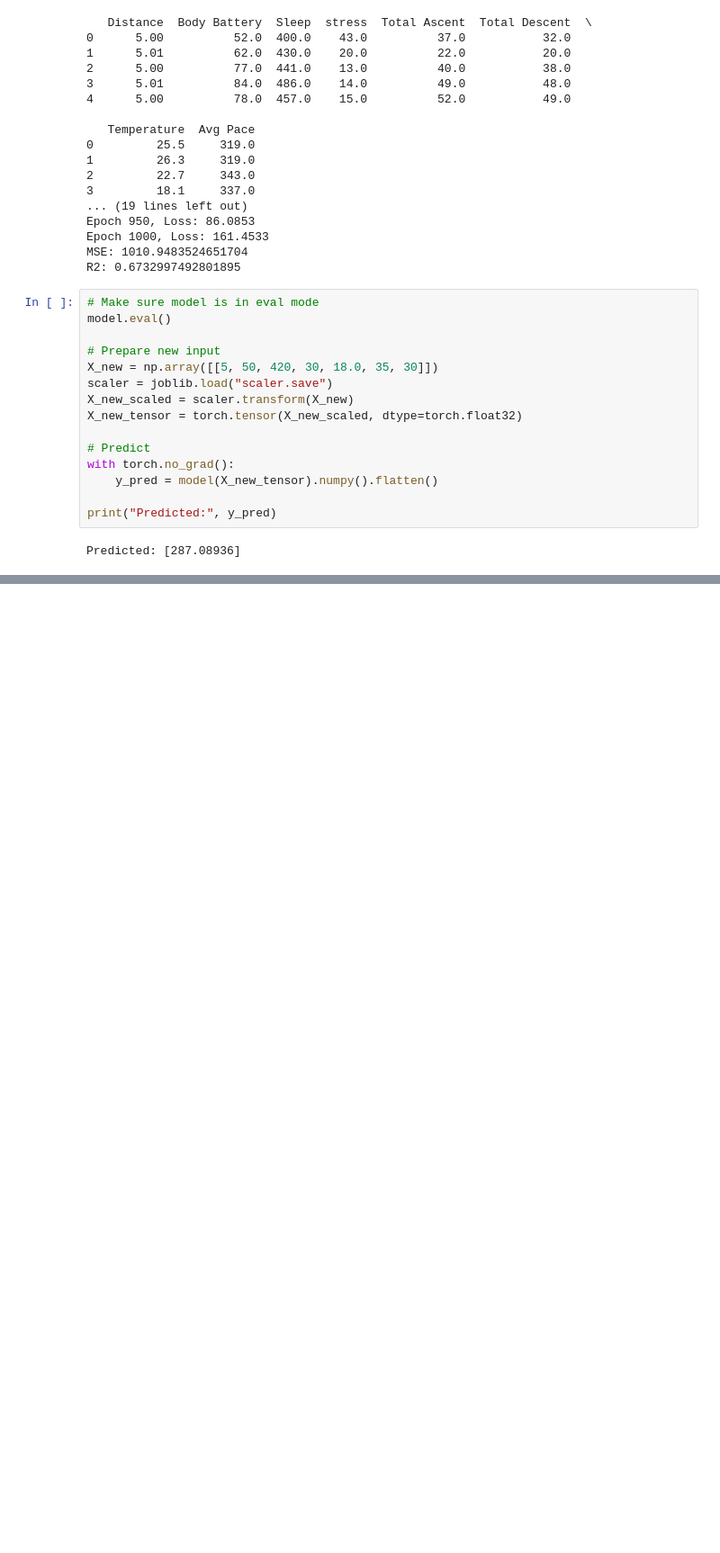
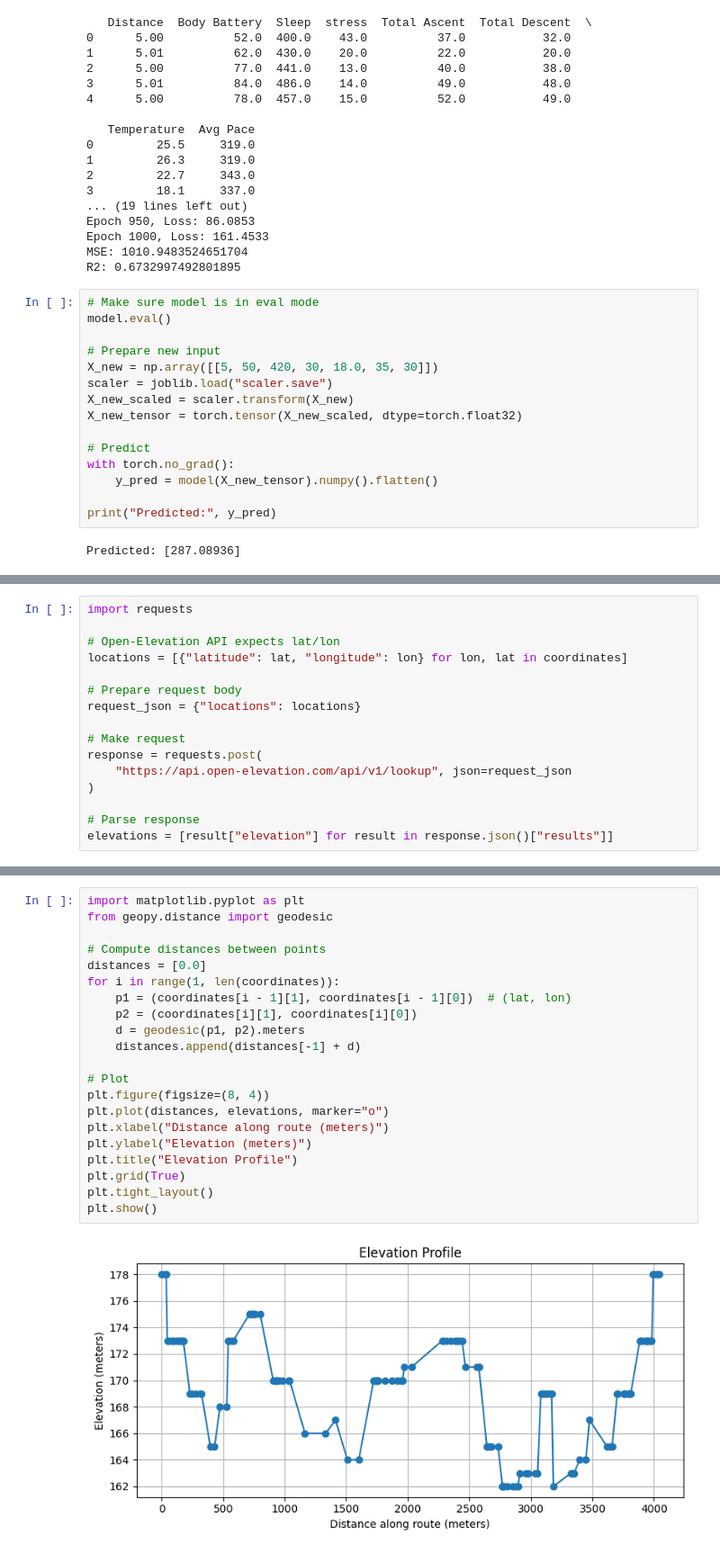
Before and after one commit to Ian-stone-shih/SmartRunML, a Jupyter notebook: smartrunml/src/smartrunml/main.ipynb, the cells around one changed output, grey strips where cells are left out. Shown at 90% size. Cells and saved outputs as stored; diff of their text form; blank space fills up the shorter version.

Commit message:
route and elevation map first version

```diff
--- a/smartrunml/src/smartrunml/main.ipynb
+++ b/smartrunml/src/smartrunml/main.ipynb
@@ -98,0 +130,16 @@ Predicted: [287.08936]
+# %%
+import requests
+
+# Open-Elevation API expects lat/lon
+locations = [{"latitude": lat, "longitude": lon} for lon, lat in coordinates]
+
+# Prepare request body
+request_json = {"locations": locations}
+
+# Make request
+response = requests.post(
+    "https://api.open-elevation.com/api/v1/lookup", json=request_json
+)
+
+# Parse response
+elevations = [result["elevation"] for result in response.json()["results"]]
@@ -98,0 +167,23 @@ Predicted: [287.08936]
+# %%
+import matplotlib.pyplot as plt
+from geopy.distance import geodesic
+
+# Compute distances between points
+distances = [0.0]
+for i in range(1, len(coordinates)):
+    p1 = (coordinates[i - 1][1], coordinates[i - 1][0])  # (lat, lon)
+    p2 = (coordinates[i][1], coordinates[i][0])
+    d = geodesic(p1, p2).meters
+    distances.append(distances[-1] + d)
+
+# Plot
+plt.figure(figsize=(8, 4))
+plt.plot(distances, elevations, marker="o")
+plt.xlabel("Distance along route (meters)")
+plt.ylabel("Elevation (meters)")
+plt.title("Elevation Profile")
+plt.grid(True)
+plt.tight_layout()
+plt.show()
+# %% [output]
+[figure, added]
```
Also changed, not shown: parts of 2 cells of this notebook, 1 other file.
